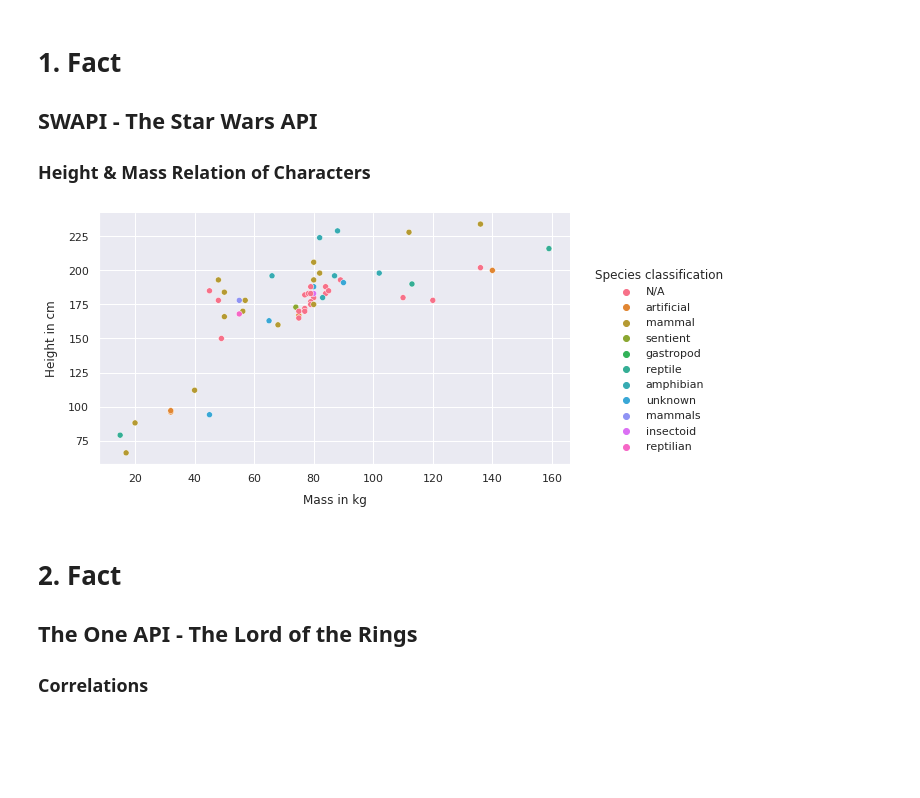
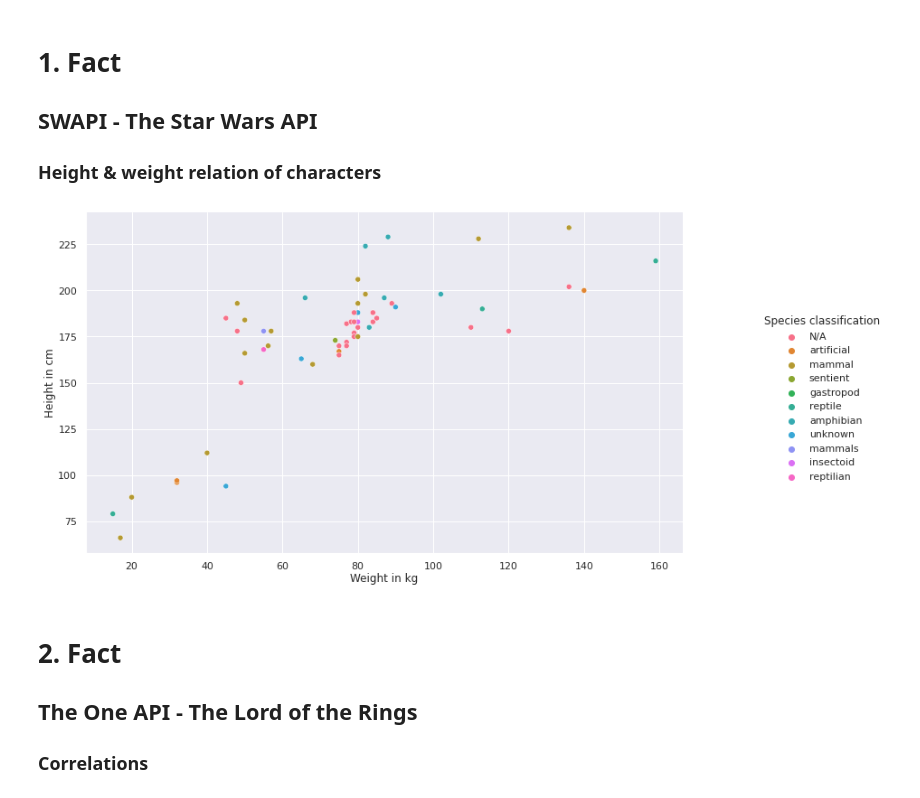
Before and after one commit to eco3/stochastik-abgaben, a Jupyter notebook: Abgabe01/5facts.ipynb, the cells around one changed output. Cells and saved outputs as stored; diff of their text form; code cells hidden in the pictures; blank space fills up the shorter version.

```diff
--- a/Abgabe01/5facts.ipynb
+++ b/Abgabe01/5facts.ipynb
@@ -13,7 +13,7 @@ Script run on Do 1. Apr 15:31:26 CEST 2021
 # %% [markdown]
 # 1. Fact
 ## SWAPI - The Star Wars API
-### Height & Mass Relation of Characters
+### Height & weight relation of characters
 # %%
 import swapi
 swapi.settings.BASE_URL = "https://swapi.dev/api"
@@ -47,14 +47,14 @@ person_df['Height'] = pd.to_numeric(person_df['Height'], errors="coerce")
 # %%
 sp = sns.relplot(data=person_df, x='Mass', y='Height', hue="Species Class", legend="full")
 
-sp.set_axis_labels("Mass in kg", "Height in cm", labelpad=10)
+sp.set_axis_labels("Weight in kg", "Height in cm", labelpad=2)
 sp.legend.set_title("Species classification")
 
-sp.fig.set_size_inches(10, 4)
+sp.fig.set_size_inches(14, 6)
 
 plt.show()
 # %% [output]
-[figure, old version]
+[figure, new version]
 # %% [markdown]
 # 2. Fact
 ## The One API - The Lord of the Rings
```
Also changed, not shown: parts of 11 cells of this notebook.
